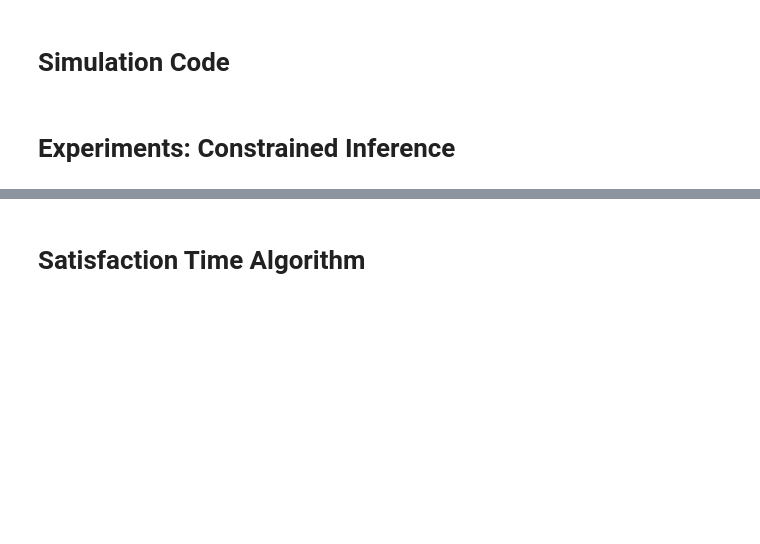
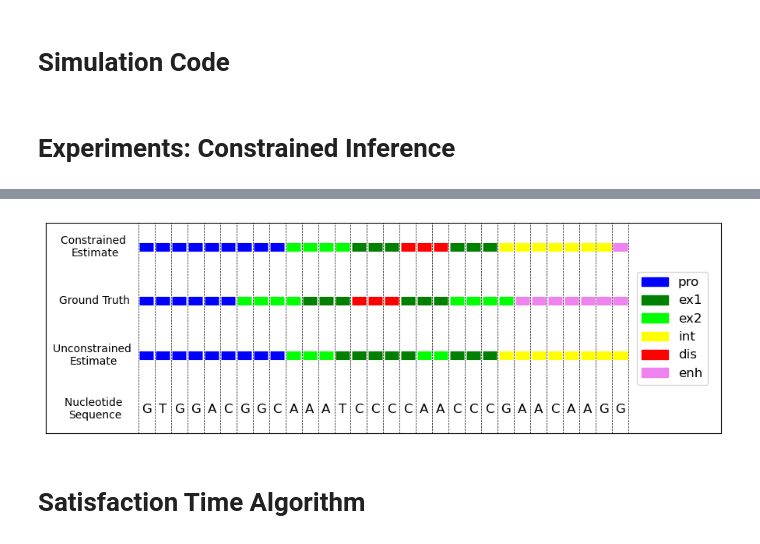
Before and after one commit to sandialabs/conin, a Jupyter notebook: conin/mediation_variables/ICML_dna.ipynb, the cells around one changed output, grey strips where cells are left out. Cells and saved outputs as stored; diff of their text form; code cells hidden in the pictures; blank space fills up the shorter version.

```diff
--- a/conin/mediation_variables/ICML_dna.ipynb
+++ b/conin/mediation_variables/ICML_dna.ipynb
@@ -556,6 +554,10 @@ def single_simulation(hmm, time, stay=5, pro_before= 30, ix_list=None):
     if dis_visits != 1:
         return False
 
+    if not visit_enh:
+        return False
+
+
     return x_list, y_list
 
 def simulation(hmm, time, stay=5, pro_before=30, ix_list=None, max_attempts=1000):
@@ -662,7 +664,7 @@ cst_list = [promoter_cst,stay_cst,disvisit_cst, pde_cst]
 # %%
 dummy_list = [dummy_cst]
 # %%
-opt_state_list, opt_augstateix_list = Viterbi_torch_list(hmm, cst_list, emit_list, pro_before = 30, dtype = torch.float32,  device = 'cpu', debug = False, num_corr = 0)
+opt_state_list, opt_augstateix_list = Viterbi_torch_list(hmm, cst_list, emit_list, pro_before = 10, dtype = torch.float32,  device = 'cuda:0', debug = False, num_corr = 0)
 # %%
 from mv_Viterbi import mv_Viterbi
 # %%
@@ -690,3 +672,92 @@ list(zip(unc_state_list, opt_state_list,state_list))
+# %%
+import matplotlib.patches as mpatches
+
+# Define the common list and its corresponding colors
+common_list = ['pro', 'ex1', 'ex2', 'int', 'dis', 'enh']
+colors = {
+    'pro': 'blue',
+    'ex1': 'green',
+    'ex2': 'lime',
+    'int': 'yellow',
+    'dis': 'red',
+    'enh': 'violet'
+}
+
+# Example lists with length 30
+# Function to plot a single list as a line with colored segments
+tick_length = .75
+
+# def plot_colored_line(ax, data, y_position):
+#     x_start = 0
+#     for word in data:
+#         x_end = x_start + tick_length  # Each word occupies a segment of length 1
+#         ax.plot([x_start, x_end], [y_position, y_position], color=colors[word], linewidth=8)
+#         x_start = x_end
+
+def plot_colored_line(ax, data, y_position, dash = False):
+    x_start = 3.25
+    bleed_offset = 0.05  # Adjust this value to account for bleeding
+
+    for word in data:
+        x_end = x_start + tick_length  # Each word occupies a segment of length tick_length
+
+        # Draw the horizontal colored segment
+        ax.plot([x_start + bleed_offset, x_end - bleed_offset], [y_position, y_position],
+                color=colors[word], linewidth=8, solid_capstyle='butt')  # Prevent bleeding
+        if dash:
+            # Add dashed vertical line at the start of the segment (spanning the entire plot)
+            ax.plot([x_start, x_start], [0, 4], color='black', linewidth=0.5, linestyle='--')  # Dashed vertical line
+
+        x_start = x_end
+    if dash:
+    # Add a dashed vertical line at the end of the last segment (spanning the entire plot)
+        ax.plot([x_start, x_start], [0, 4], color='black', linewidth=0.5, linestyle='--')  # Dashed vertical line# Function to plot letters on the fourth line
+def plot_letters(ax, data, y_position):
+    x_start = 3.25
+    for letter in data:
+        ax.text(x_start + tick_length / 2, y_position, letter,
+                fontsize=12, ha='center', va='center')  # Center the letter in the segment
+        x_start += tick_length
+
+
+# Create the plot
+fig, ax = plt.subplots(figsize=(9, 3))  # Adjusted figure size for compression
+
+offset = .4
+vert = .9
+# Plot each list as a line stacked vertically
+plot_colored_line(ax, opt_state_list, offset + 3*vert, dash = True)
+plot_colored_line(ax, state_list, offset +2*vert)
+plot_colored_line(ax, unc_state_list, offset  + vert)
+
+plot_letters(ax, emit_list, offset )  # Line 4 at y=0
+
+fontsize = 10
+
+ax.text(1.25, offset + 3*vert, 'Constrained \nEstimate', va='center', fontsize=fontsize, zorder=8, ha = 'center')
+ax.text(1.25, offset + 2*vert, 'Ground Truth', va='center', fontsize=fontsize, zorder=8, ha = 'center')
+ax.text(1.2, offset + vert, 'Unconstrained \nEstimate', va='center', fontsize=fontsize, zorder=8, ha = 'center')
+ax.text(1.25, offset, 'Nucleotide \nSequence', va='center', fontsize=fontsize, zorder=8, ha = 'center')
+# Add legend
+legend_patches = [mpatches.Patch(color=color, label=word) for word, color in colors.items()]
+ax.legend(handles=legend_patches, loc='center right', title='',bbox_to_anchor=(.99, .5), fontsize=12)
+
+# Adjust plot limits and aesthetics
+ax.set_xlim(-1, len(list1))
+ax.set_ylim(0, 4)
+ax.set_yticks([])
+ax.set_xticks([])
+# ax.set_title('Functional Region Inference: Constrained vs. Unconstrained', fontsize=12)
+ax.grid(False)
+
+ax.set_ylim(0, 3.5)  # Reduce the upper limit from 4 to 3.5
+# Show the plot
+plt.tight_layout()
+
+# plt.savefig('dna_inference.png', format='png', dpi=300, bbox_inches='tight')
+plt.show()
+# %% [output]
+[figure, added]
 # %% [markdown]
 # Satisfaction Time Algorithm
 # %%
```
Also changed, not shown: parts of 23 cells of this notebook, 3 other files.
